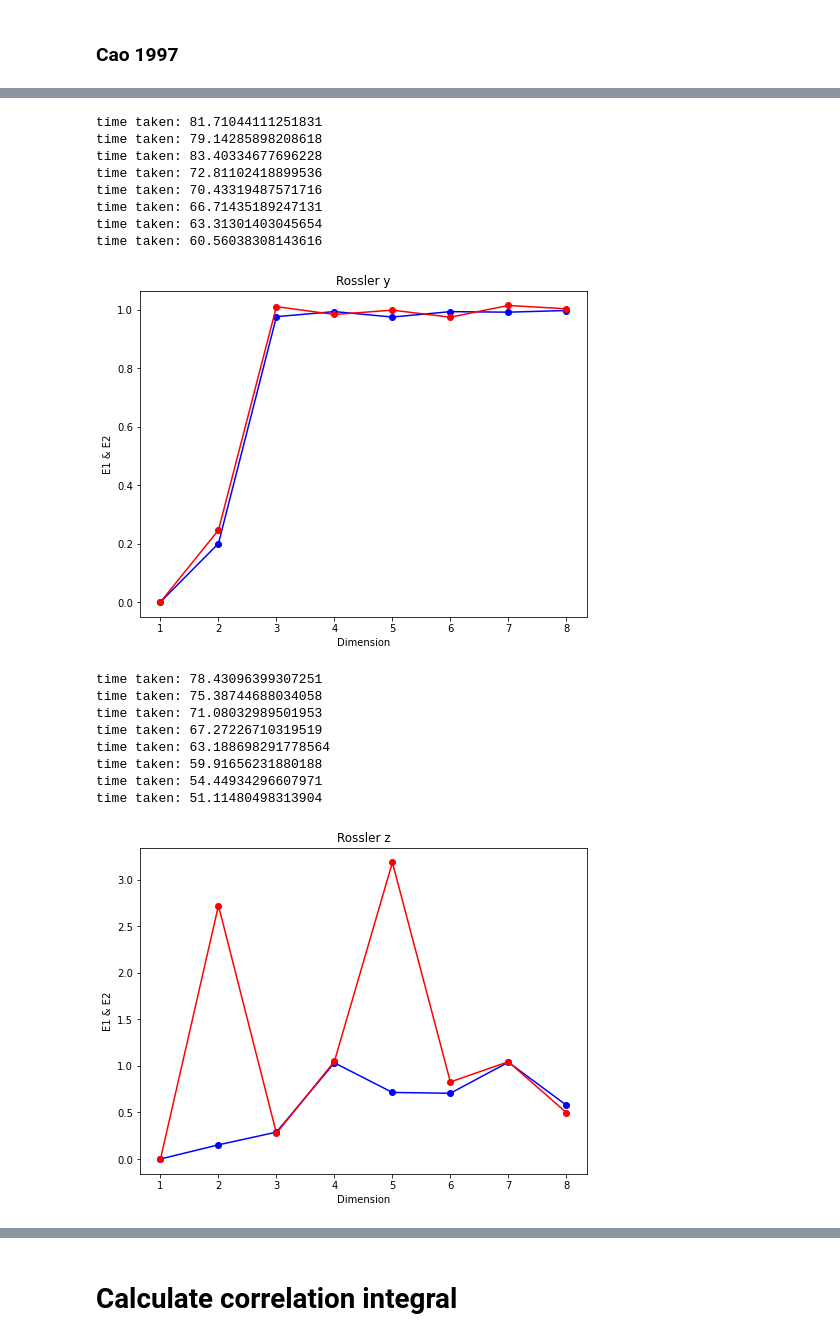
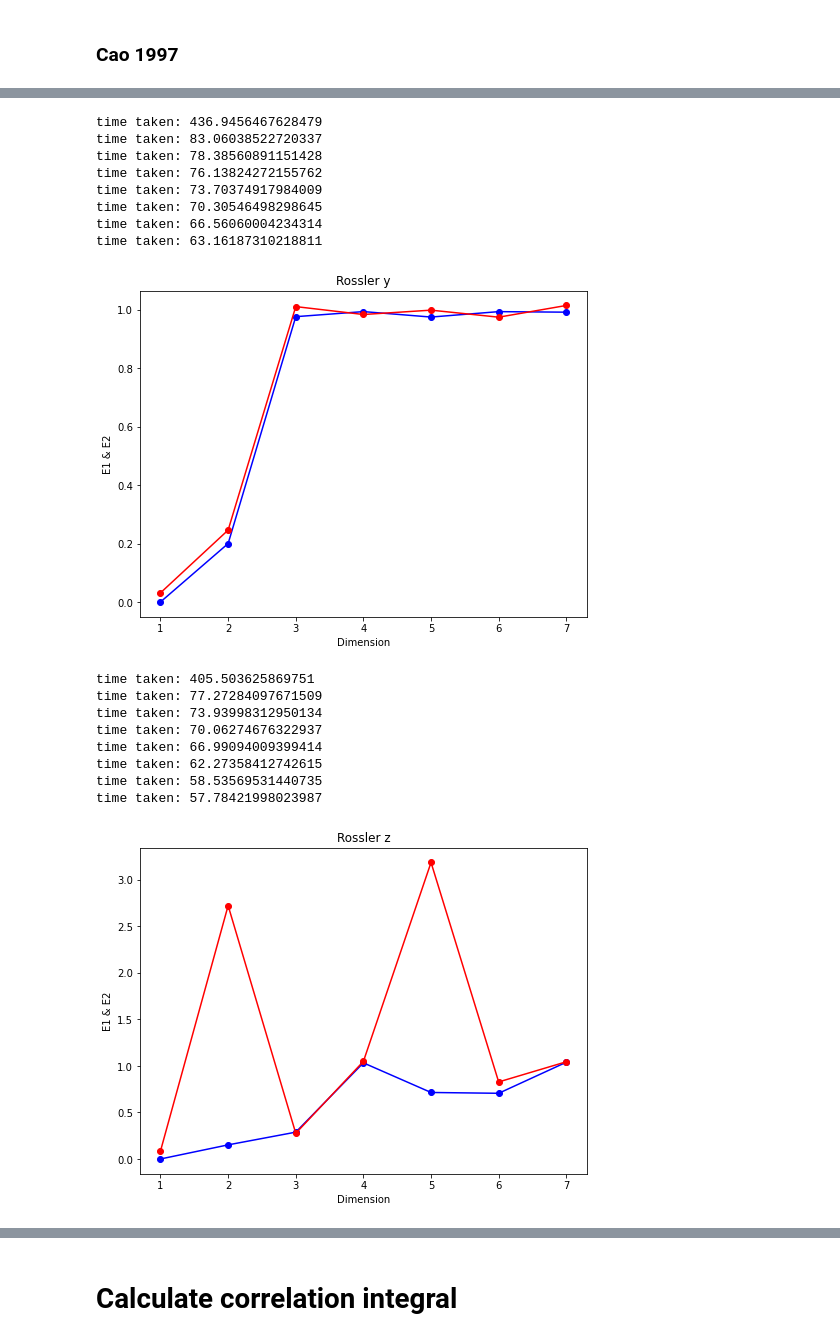
Before and after one commit to esandford/starspot_chaos, a Jupyter notebook: syntheticSignals.ipynb, the cells around one changed output, grey strips where cells are left out. Cells and saved outputs as stored; diff of their text form; code cells hidden in the pictures.

Commit message:
Bug fix in Cao 97 & re-made test plots

```diff
--- a/syntheticSignals.ipynb
+++ b/syntheticSignals.ipynb
@@ -872,14 +872,14 @@ def cao97(timeSeries, tau, mMax):
 
     # mMax - 1 because we're not bothering with m = 1
     E = np.zeros((mMax), dtype=float)
-    E1 = np.zeros((mMax),dtype=float)
-    E1[0] = 0.
+    E1 = np.zeros((mMax - 1),dtype=float)
+    #E1[0] = 0.
     Estar = np.zeros((mMax), dtype=float)
-    E2 = np.zeros((mMax),dtype=float)
-    E2[0] = 0.
+    E2 = np.zeros((mMax-1),dtype=float)
+    #E2[0] = 0.
 
-    # E must range up to mMax+2 because E1, E2 calculations require m + 1
-    for m in range(2,mMax+2):
+    # E must range up to mMax+1 because E1, E2 calculations require m + 1
+    for m in range(1,mMax+1):
         delayMat_m = delayMatrix(timeSeries, tau, m)
         delayMat_mp1 = delayMatrix(timeSeries, tau, m+1)
 
@@ -895,17 +895,20 @@ def cao97(timeSeries, tau, mMax):
         for i in range(len(a)):
             a[i] = chebyshev(delayMat_mp1[i], delayMat_mp1[nnIndices[i]])/chebyshev(delayMat_m[i], delayMat_m[nnIndices[i]])
 
-        E[m-2] = np.mean(a)
+        E[m-1] = np.mean(a)
 
         # calculate equation 4 and populate Estar[m]
         b = np.zeros_like(nnIndices, dtype=float)
         for i in range(len(a)):
             b[i] = np.abs(timeSeries[i + m*tau] - timeSeries[nnIndices[i] + m*tau])
-        Estar[m-2] = np.mean(b)
+        Estar[m-1] = np.mean(b)
 
+    #print(E)
+    #print(Estar)
 
     for m in range(0,mMax-1):
-        E1[m+1] = E[m+1]/E[m]
-        E2[m+1] = Estar[m+1]/Estar[m]
-
+        E1[m] = E[m+1]/E[m]
+        E2[m] = Estar[m+1]/Estar[m]
+    #print(E1)
+    #print(E2)
     return E1, E2
@@ -934,42 +940,38 @@ time taken: 74.51596117019653
 # %%
-#going to be too slow to run on O(10^4) data points---will need to cythonize
-# of order 1 second per m for 1000 entries but scales as N^2
 E1, E2 = cao97(timeSeries = rossler_r[:5000,1], tau = 149, mMax = 8)
 fig, ax = plt.subplots(1,1,figsize=(8,6))
-ax.plot(np.arange(1,9),E1,'bo',ls='-')
-ax.plot(np.arange(1,9),E2,'ro',ls='-')
+ax.plot(np.arange(1,8),E1,'bo',ls='-')
+ax.plot(np.arange(1,8),E2,'ro',ls='-')
 ax.set_title('Rossler y')
 ax.set_xlabel('Dimension')
 ax.set_ylabel('E1 & E2')
 plt.show()
 # %% [output]
-time taken: 81.71044111251831
-time taken: 79.14285898208618
-time taken: 83.40334677696228
-time taken: 72.81102418899536
-time taken: 70.43319487571716
-time taken: 66.71435189247131
-time taken: 63.31301403045654
-time taken: 60.56038308143616
+time taken: 436.9456467628479
+time taken: 83.06038522720337
+time taken: 78.38560891151428
+time taken: 76.13824272155762
+time taken: 73.70374917984009
+time taken: 70.30546498298645
+time taken: 66.56060004234314
+time taken: 63.16187310218811
-[figure, old version]
+[figure, new version]
 # %%
-#going to be too slow to run on O(10^4) data points---will need to cythonize
-# of order 1 second per m for 1000 entries but scales as N^2
 E1, E2 = cao97(timeSeries = rossler_r[:5000,2], tau = 183, mMax = 8)
 fig, ax = plt.subplots(1,1,figsize=(8,6))
-ax.plot(np.arange(1,9),E1,'bo',ls='-')
-ax.plot(np.arange(1,9),E2,'ro',ls='-')
+ax.plot(np.arange(1,8),E1,'bo',ls='-')
+ax.plot(np.arange(1,8),E2,'ro',ls='-')
 ax.set_title('Rossler z')
 ax.set_xlabel('Dimension')
 ax.set_ylabel('E1 & E2')
 plt.show()
 # %% [output]
-time taken: 78.43096399307251
-time taken: 75.38744688034058
-time taken: 71.08032989501953
-time taken: 67.27226710319519
-time taken: 63.188698291778564
-time taken: 59.91656231880188
-time taken: 54.44934296607971
-time taken: 51.11480498313904
+time taken: 405.503625869751
+time taken: 77.27284097671509
+time taken: 73.93998312950134
+time taken: 70.06274676322937
+time taken: 66.99094009399414
+time taken: 62.27358412742615
+time taken: 58.53569531440735
+time taken: 57.78421998023987
-[figure, old version]
+[figure, new version]
```
Also changed, not shown: parts of 22 cells of this notebook.
